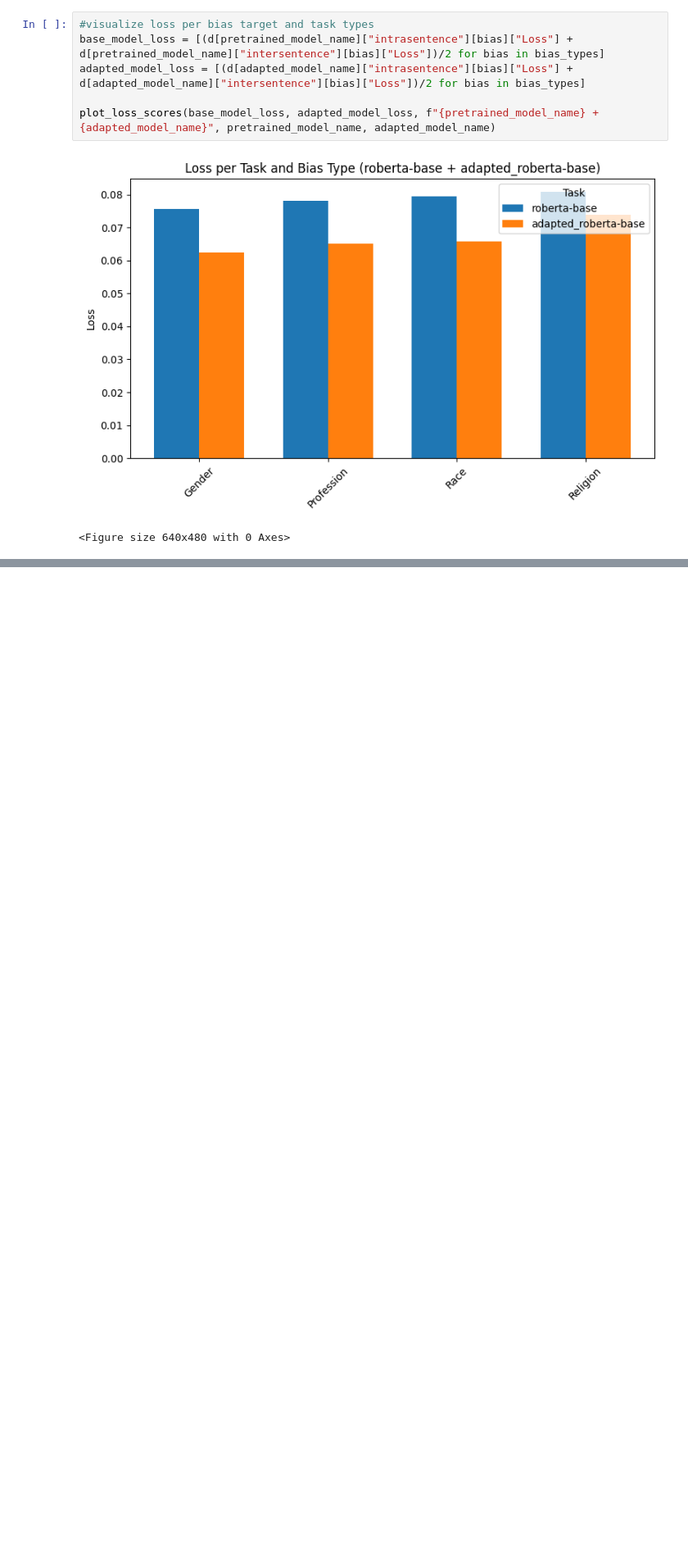
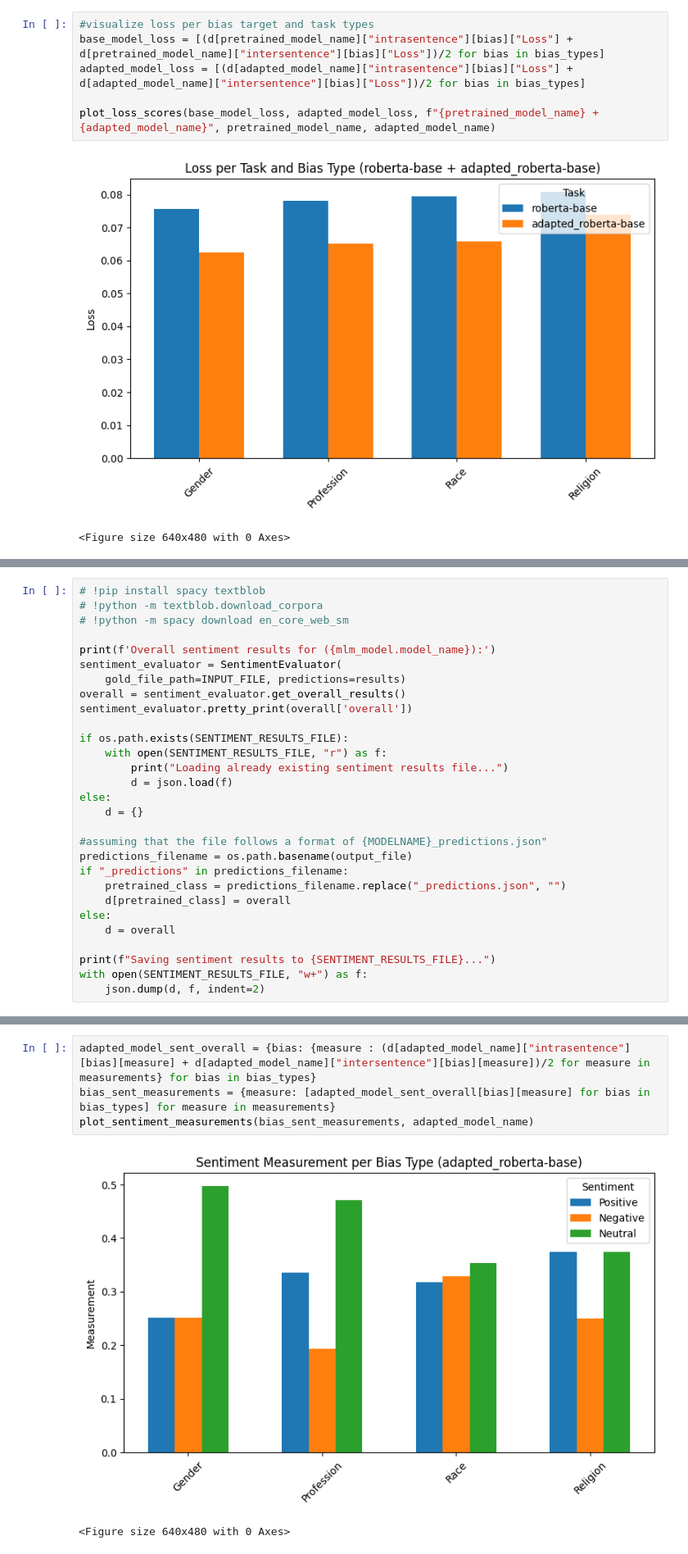
Before and after one commit to Abudo-S/MindTheGap, a Jupyter notebook: MindTheGap.ipynb, the cells around one changed output, grey strips where cells are left out. Shown at 82% size. Drawn from its saved outputs; the diff is of its cells as text; blank space fills up the shorter version.

```diff
--- a/MindTheGap.ipynb
+++ b/MindTheGap.ipynb
@@ -1005,0 +1008,29 @@ plot_loss_scores(base_model_loss, adapted_model_loss, f"{pretrained_model_name}
+# %%
+# !pip install spacy textblob
+# !python -m textblob.download_corpora
+# !python -m spacy download en_core_web_sm
+
+print(f'Overall sentiment results for ({mlm_model.model_name}):')
+sentiment_evaluator = SentimentEvaluator(
+    gold_file_path=INPUT_FILE, predictions=results)
+overall = sentiment_evaluator.get_overall_results()
+sentiment_evaluator.pretty_print(overall['overall'])
+
+if os.path.exists(SENTIMENT_RESULTS_FILE):
+    with open(SENTIMENT_RESULTS_FILE, "r") as f:
+        print("Loading already existing sentiment results file...")
+        d = json.load(f)
+else:
+    d = {}
+
+#assuming that the file follows a format of {MODELNAME}_predictions.json"
+predictions_filename = os.path.basename(output_file)
+if "_predictions" in predictions_filename:
+    pretrained_class = predictions_filename.replace("_predictions.json", "")
+    d[pretrained_class] = overall
+else:
+    d = overall
+
+print(f"Saving sentiment results to {SENTIMENT_RESULTS_FILE}...")
+with open(SENTIMENT_RESULTS_FILE, "w+") as f:
+    json.dump(d, f, indent=2)
@@ -1005,0 +1051,7 @@ plot_loss_scores(base_model_loss, adapted_model_loss, f"{pretrained_model_name}
+# %%
+adapted_model_sent_overall = {bias: {measure : (d[adapted_model_name]["intrasentence"][bias][measure] + d[adapted_model_name]["intersentence"][bias][measure])/2 for measure in measurements} for bias in bias_types}
+bias_sent_measurements = {measure: [adapted_model_sent_overall[bias][measure] for bias in bias_types] for measure in measurements}
+plot_sentiment_measurements(bias_sent_measurements, adapted_model_name)
+# %% [output]
+[figure, added]
+<Figure size 640x480 with 0 Axes>
```
Also changed, not shown: parts of 17 cells of this notebook, 3 other files.
